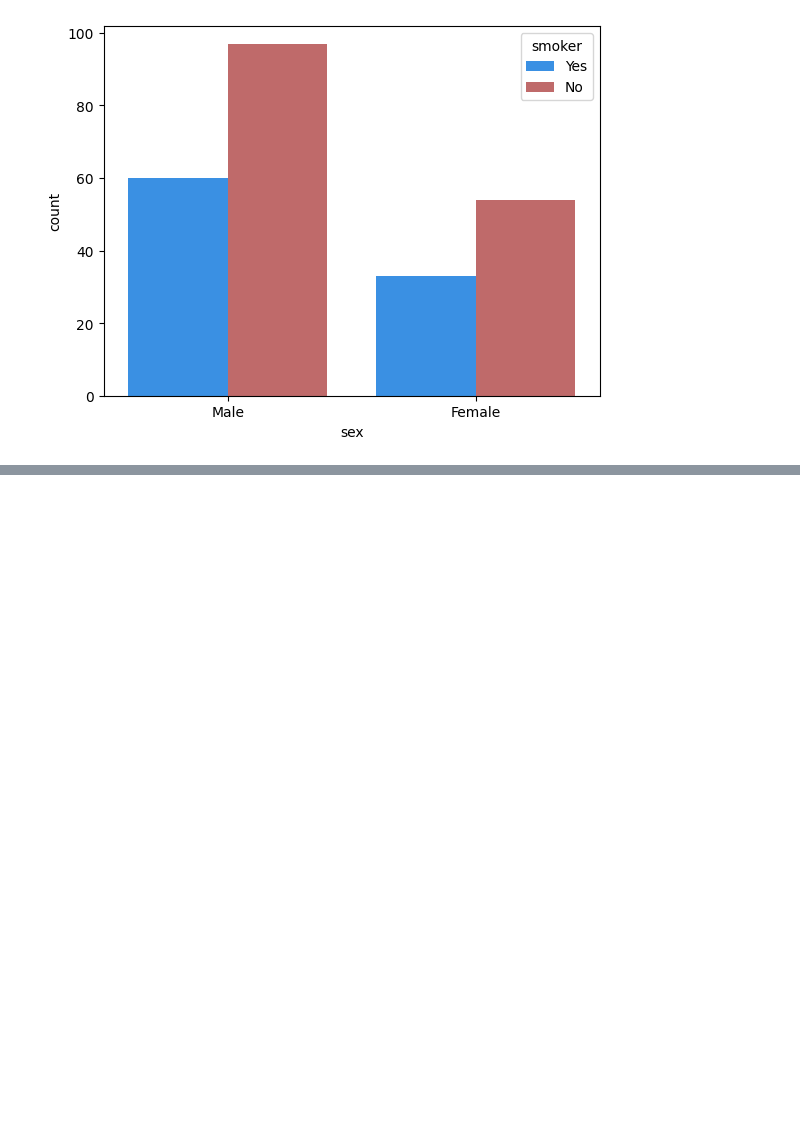
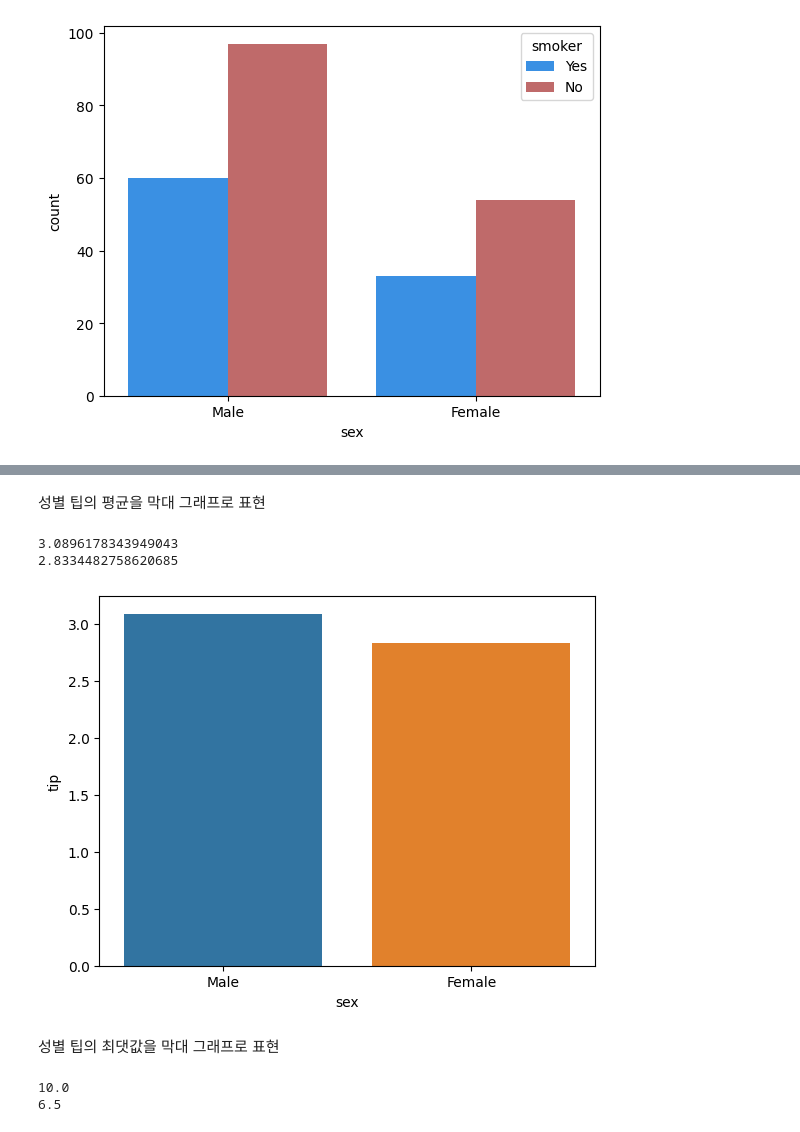
Before and after one commit to JakeOh/202504_itwill_oracle88, a Jupyter notebook: python21.ipynb, the cells around one changed output, grey strips where cells are left out. Drawn from its saved outputs; the diff is of its cells as text; code cells hidden in the pictures; blank space fills up the shorter version.

Commit message:
seaborn, countplot, barplot, scatterplot, regplot, jointplot

```diff
--- a/python21.ipynb
+++ b/python21.ipynb
@@ -144,0 +150,22 @@ plt.show()
+# %% [markdown]
+성별 팁의 평균을 막대 그래프로 표현
+# %%
+print(tips[tips.sex == 'Male'].tip.mean())
+print(tips[tips.sex == 'Female'].tip.mean())
+# %% [output]
+3.0896178343949043
+2.8334482758620685
+# %%
+sns.barplot(data=tips, x='sex', y='tip', estimator='mean', errorbar=None, hue='sex')
+# estimator 파라미터의 기본값은 'mean'. 평균을 막대로 표현할 경우 estimator 값은 생략 가능.
+plt.show()
+# %% [output]
+[figure, added]
+# %% [markdown]
+성별 팁의 최댓값을 막대 그래프로 표현
+# %%
+print(tips[tips.sex == 'Male'].tip.max())
+print(tips[tips.sex == 'Female'].tip.max())
+# %% [output]
+10.0
+6.5
```
Also changed, not shown: parts of 14 cells of this notebook.
